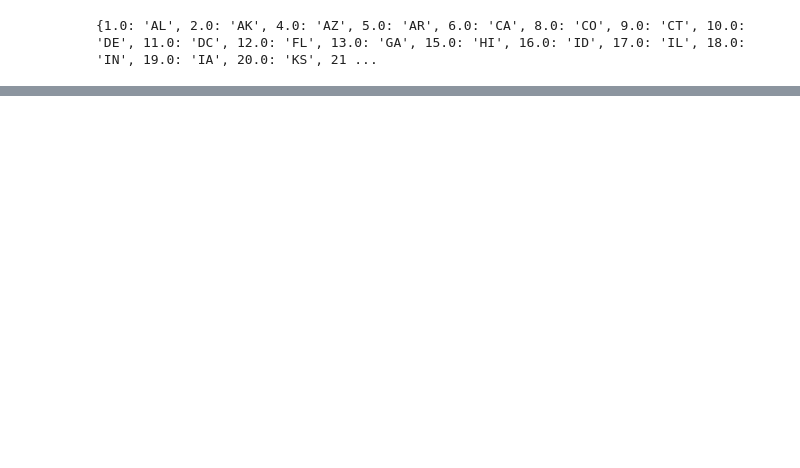
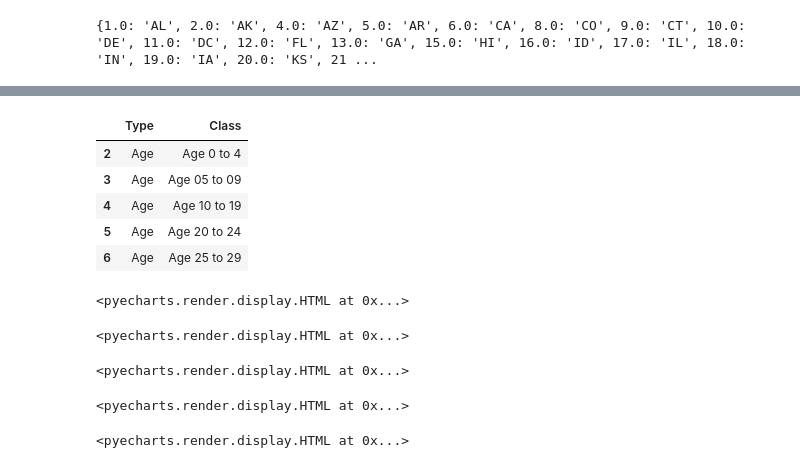
Before and after one commit to BU-Spark/ds-boston-bpda-br-census, a Jupyter notebook: Team 3 Code/plotByYear.ipynb, the cells around one changed output, grey strips where cells are left out. Drawn from its saved outputs; the diff is of its cells as text; code cells hidden in the pictures; blank space fills up the shorter version.

```diff
--- a/Team 3 Code/plotByYear.ipynb
+++ b/Team 3 Code/plotByYear.ipynb
@@ -99,0 +115,75 @@ plt.show()
+# %%
+def get_type(type_:str, year:int):
+    df = data_dict[year]
+    df = df[df['Type'] == type_]
+    return df[['Type', 'Class']]
+
+get_type('Age', 2005).head()
+# %% [output]
+|  | Type | Class |
+| 2 | Age | Age 0 to 4 |
+| 3 | Age | Age 05 to 09 |
+| 4 | Age | Age 10 to 19 |
+| 5 | Age | Age 20 to 24 |
+| 6 | Age | Age 25 to 29 |
+# %%
+from pyecharts import options as opts
+from pyecharts.charts import Bar, Timeline
+from pyecharts.commons.utils import JsCode
+from pyecharts.globals import ThemeType
+
+def plot_bar_by_type(type_:str, save_name:str, stack=False) -> Timeline:
+    tl = Timeline(
+        init_opts=opts.InitOpts(
+            width='2000px',
+    ))
+
+
+    for year in range(2005, 2012):
+        data = data_dict[year]
+        age_class = get_type(type_, year)['Class']
+
+        bar = (
+            Bar()
+            .add_xaxis(data.columns.tolist()[2:])
+            # .add_yaxis("Population", population.iloc[0].tolist(),
+            #     bar_min_width='10px')
+            .set_global_opts(
+                title_opts=opts.TitleOpts("{}. Year: {}".format(type_, year)),
+                # xaxis_opts=opts.AxisOpts(type_="category"),
+            )
+
+        )
+
+        for class_ in age_class:
+            if stack:
+                bar.add_yaxis(class_, get_data_by_class(class_, year).iloc[0].tolist(), stack="stack1")
+            else:
+                bar.add_yaxis(class_, get_data_by_class(class_, year).iloc[0].tolist())
+
+        tl.add(bar, "Year:{}".format(year))
+
+    tl.render("year/" + save_name)
+    # bar.render_notebook()
+    return tl
+
+plot_bar_by_type('Population', 'population.html').render_notebook()
+# tl.render_notebook()
+# %% [output]
+<pyecharts.render.display.HTML at 0x...>
+# %%
+plot_bar_by_type('Age', 'age.html').render_notebook()
+# %% [output]
+<pyecharts.render.display.HTML at 0x...>
+# %%
+plot_bar_by_type('Age', 'age2.html', True).render_notebook()
+# %% [output]
+<pyecharts.render.display.HTML at 0x...>
+# %%
+plot_bar_by_type('Gender Distribution', 'gender.html').render_notebook()
+# %% [output]
+<pyecharts.render.display.HTML at 0x...>
+# %%
+plot_bar_by_type('Marital Status', 'marital.html').render_notebook()
+# %% [output]
+<pyecharts.render.display.HTML at 0x...>
```
Also changed, not shown: parts of 22 cells of this notebook, 15 other files.
